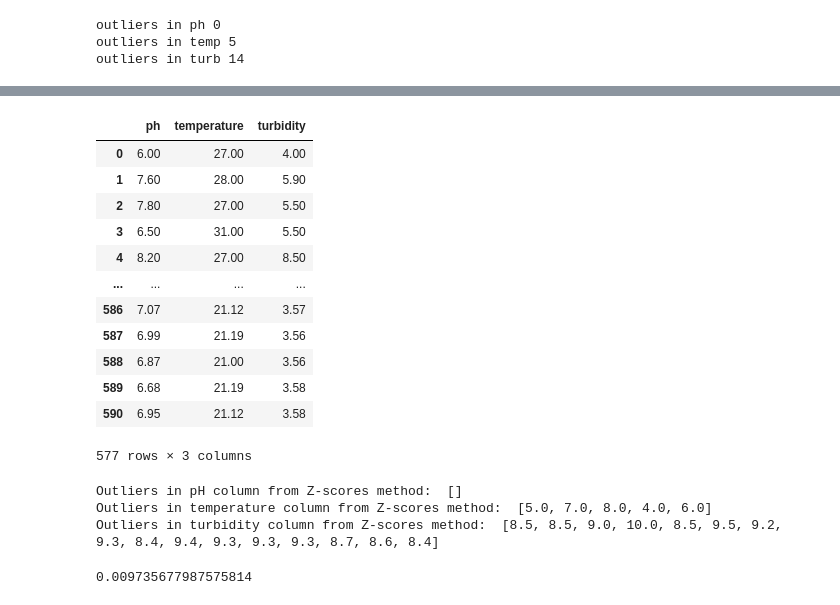
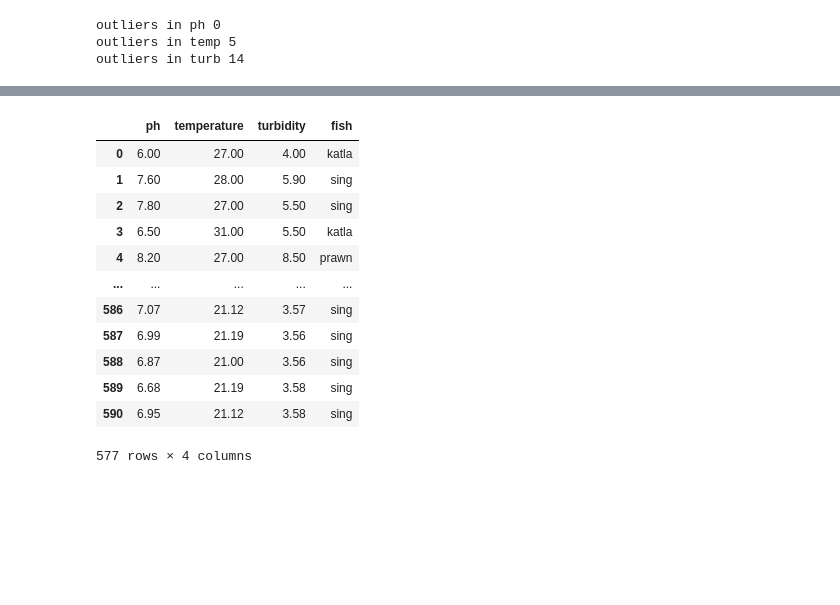
Before and after one commit to vvrgit/Aquaculture, a Jupyter notebook: Aquaculture_Data_Preprocessing_Fish_Species.ipynb, the cells around one changed output, grey strips where cells are left out. Cells and saved outputs as stored; diff of their text form; code cells hidden in the pictures; blank space fills up the shorter version.

```diff
--- a/Aquaculture_Data_Preprocessing_Fish_Species.ipynb
+++ b/Aquaculture_Data_Preprocessing_Fish_Species.ipynb
@@ -32,6 +32,6 @@ sns.heatmap(matrix, cmap="Greens", annot=True)
 <Axes: >
 [figure]
 # %%
-data=pd.read_excel("/content/AWD - Copy.xlsx")
+data=pd.read_csv("/content/realfishdataset - Kaggle.csv")
 data.head()
 # %% [output]
@@ -134,8 +106,8 @@ Outliers in temperature column from Z-scores method:  [5.0, 7.0, 8.0, 4.0, 6.0]
 Outliers in turbidity column from Z-scores method:  [14.5, 14.6, 14.7, 14.8, 14.9, 15.1, 15.2, 15.0, 15.3, 15.4, 15.5, 15.7, 15.8, 15.19]
 # %%
 from scipy.stats import zscore
-zph = np.abs(zscore(data1['ph']))
-ztemp = np.abs(zscore(data1['temperature']))
-zturb = np.abs(zscore(data1['turbidity']))
-print(zph)
+zph = np.abs(zscore(data['ph']))
+ztemp = np.abs(zscore(data['temperature']))
+zturb = np.abs(zscore(data['turbidity']))
+data.head()
 # %% [output]
@@ -154,5 +120,5 @@ Name: ph, Length: 591, dtype: float64
 # %%
-data1['zph'] = zph
-data1['ztemp'] = ztemp
-data1['zturb'] = zturb
+data['zph'] = zph
+data['ztemp'] = ztemp
+data['zturb'] = zturb
 # %%
@@ -182,0 +145,5 @@ data1_z = data1[data1['zturb']<3]
+# %%
+data_z = data[data['zph']<3]
+data_z = data[data['ztemp']<3]
+data_z = data[data['zturb']<3]
+data_z
@@ -183,33 +164,17 @@ data1_z = data1[data1['zturb']<3]
 # %%
-data2=data1_z.drop(['zph', 'ztemp', 'zturb'], axis=1)
-data2
+data=data_z.drop(['zph', 'ztemp', 'zturb'], axis=1)
+data
 # %% [output]
-|  | ph | temperature | turbidity |
-| 0 | 6.00 | 27.00 | 4.00 |
-| 1 | 7.60 | 28.00 | 5.90 |
-| 2 | 7.80 | 27.00 | 5.50 |
-| 3 | 6.50 | 31.00 | 5.50 |
-| 4 | 8.20 | 27.00 | 8.50 |
-| ... | ... | ... | ... |
-| 586 | 7.07 | 21.12 | 3.57 |
-| 587 | 6.99 | 21.19 | 3.56 |
-| 588 | 6.87 | 21.00 | 3.56 |
-| 589 | 6.68 | 21.19 | 3.58 |
-| 590 | 6.95 | 21.12 | 3.58 |
+|  | ph | temperature | turbidity | fish |
+| 0 | 6.00 | 27.00 | 4.00 | katla |
+| 1 | 7.60 | 28.00 | 5.90 | sing |
+| 2 | 7.80 | 27.00 | 5.50 | sing |
+| 3 | 6.50 | 31.00 | 5.50 | katla |
+| 4 | 8.20 | 27.00 | 8.50 | prawn |
+| ... | ... | ... | ... | ... |
+| 586 | 7.07 | 21.12 | 3.57 | sing |
+| 587 | 6.99 | 21.19 | 3.56 | sing |
+| 588 | 6.87 | 21.00 | 3.56 | sing |
+| 589 | 6.68 | 21.19 | 3.58 | sing |
+| 590 | 6.95 | 21.12 | 3.58 | sing |
-577 rows × 3 columns
+577 rows × 4 columns
-# %%
-import numpy as np
-sample_outliers_pH = detect_outliers_zscore(data2['ph'])
-print("Outliers in pH column from Z-scores method: ", sample_outliers_pH)
-sample_outliers_temp = detect_outliers_zscore(data2['temperature'])
-print("Outliers in temperature column from Z-scores method: ", sample_outliers_temp)
-sample_outliers_turb = detect_outliers_zscore(data2['turbidity'])
-print("Outliers in turbidity column from Z-scores method: ", sample_outliers_turb)
-# %% [output]
-Outliers in pH column from Z-scores method:  []
-Outliers in temperature column from Z-scores method:  [5.0, 7.0, 8.0, 4.0, 6.0]
-Outliers in turbidity column from Z-scores method:  [8.5, 8.5, 9.0, 10.0, 8.5, 9.5, 9.2, 9.3, 8.4, 9.4, 9.3, 9.3, 9.3, 8.7, 8.6, 8.4]
-# %%
-data1['zph'].min()
-# %% [output]
-0.009735677987575814
```
Also changed, not shown: parts of 14 cells of this notebook.
